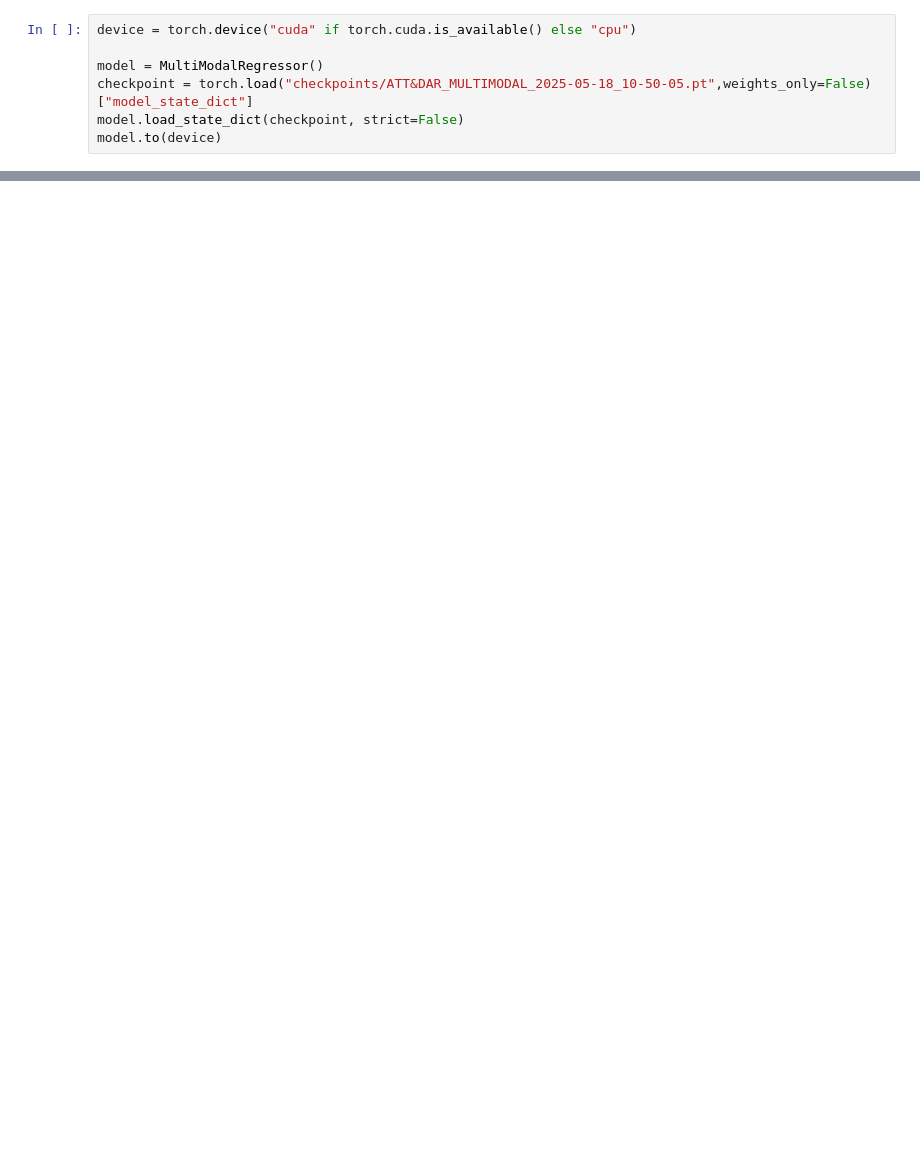
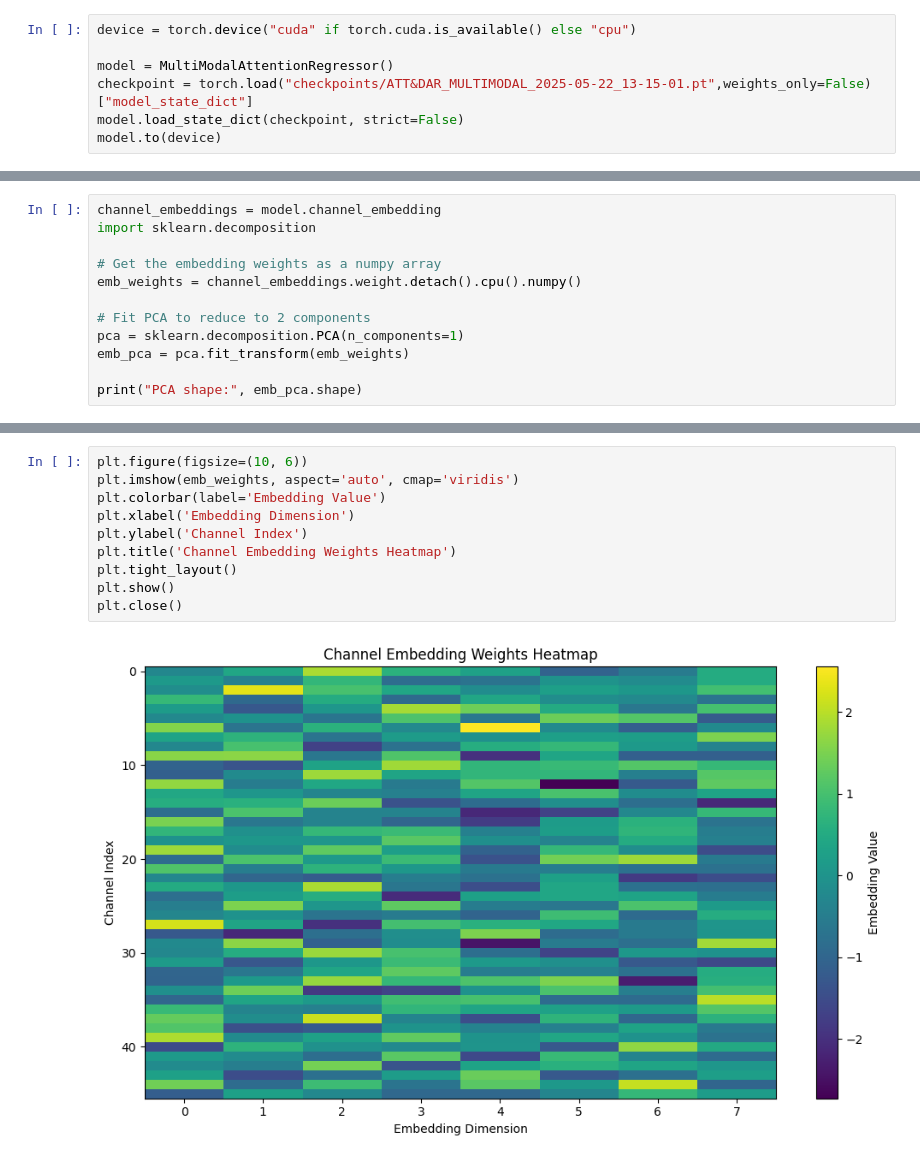
Before and after one commit to keyvanatt/MODAL, a Jupyter notebook: analyseModele.ipynb, the cells around one changed output, grey strips where cells are left out. Cells and saved outputs as stored; diff of their text form; blank space fills up the shorter version.

```diff
--- a/analyseModele.ipynb
+++ b/analyseModele.ipynb
@@ -9,8 +11,8 @@ from data.datamodule import DataModule
 # %%
 device = torch.device("cuda" if torch.cuda.is_available() else "cpu")
 
-model = MultiModalRegressor()
-checkpoint = torch.load("checkpoints/ATT&DAR_MULTIMODAL_2025-05-18_10-50-05.pt",weights_only=False)["model_state_dict"]
+model = MultiModalAttentionRegressor()
+checkpoint = torch.load("checkpoints/ATT&DAR_MULTIMODAL_2025-05-22_13-15-01.pt",weights_only=False)["model_state_dict"]
 model.load_state_dict(checkpoint, strict=False)
 model.to(device)
 # %% [output]
@@ -56,0 +98,12 @@ with torch.no_grad():
+# %%
+channel_embeddings = model.channel_embedding
+import sklearn.decomposition
+
+# Get the embedding weights as a numpy array
+emb_weights = channel_embeddings.weight.detach().cpu().numpy()
+
+# Fit PCA to reduce to 2 components
+pca = sklearn.decomposition.PCA(n_components=1)
+emb_pca = pca.fit_transform(emb_weights)
+
+print("PCA shape:", emb_pca.shape)
@@ -56,0 +139,12 @@ with torch.no_grad():
+# %%
+plt.figure(figsize=(10, 6))
+plt.imshow(emb_weights, aspect='auto', cmap='viridis')
+plt.colorbar(label='Embedding Value')
+plt.xlabel('Embedding Dimension')
+plt.ylabel('Channel Index')
+plt.title('Channel Embedding Weights Heatmap')
+plt.tight_layout()
+plt.show()
+plt.close()
+# %% [output]
+[figure, added]
```
Also changed, not shown: parts of 14 cells of this notebook.
